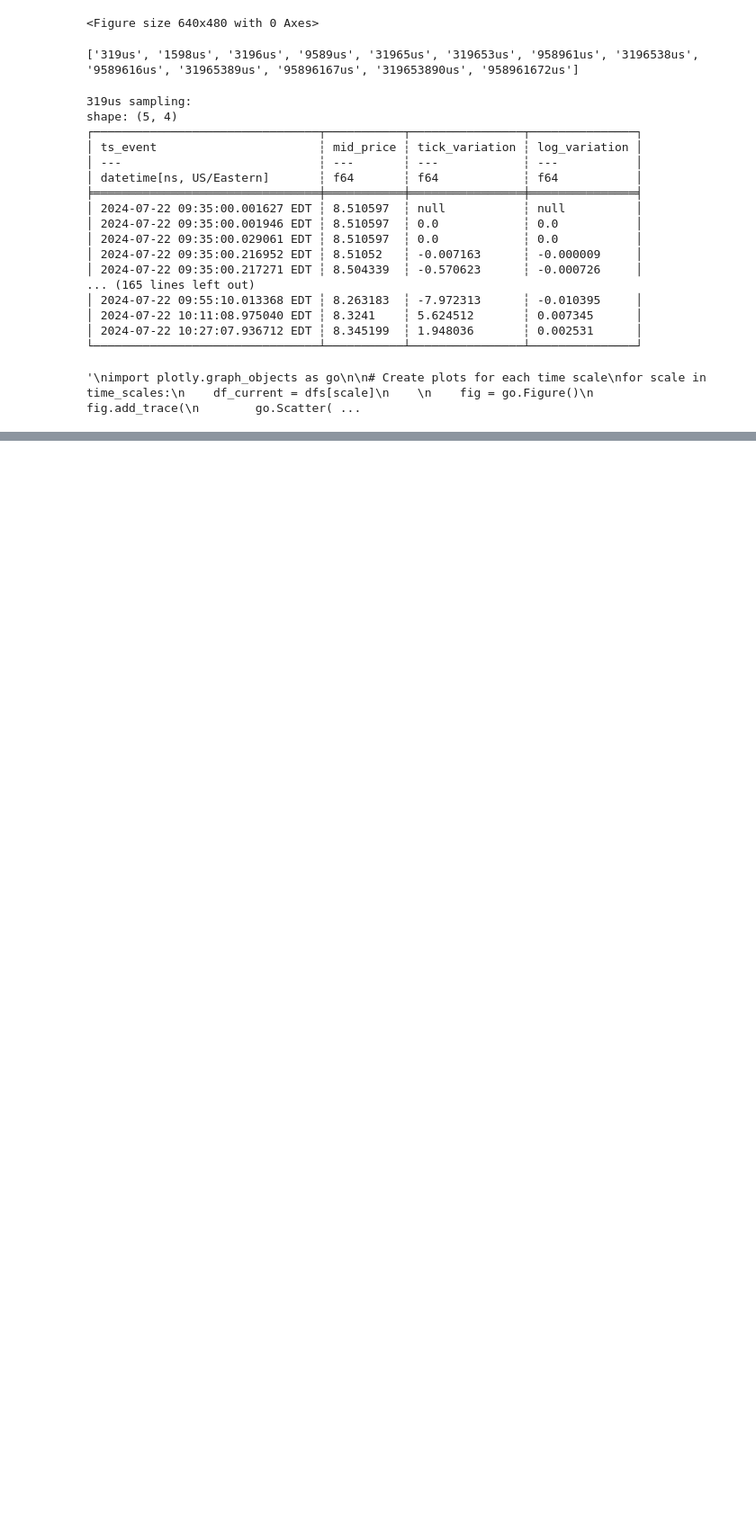
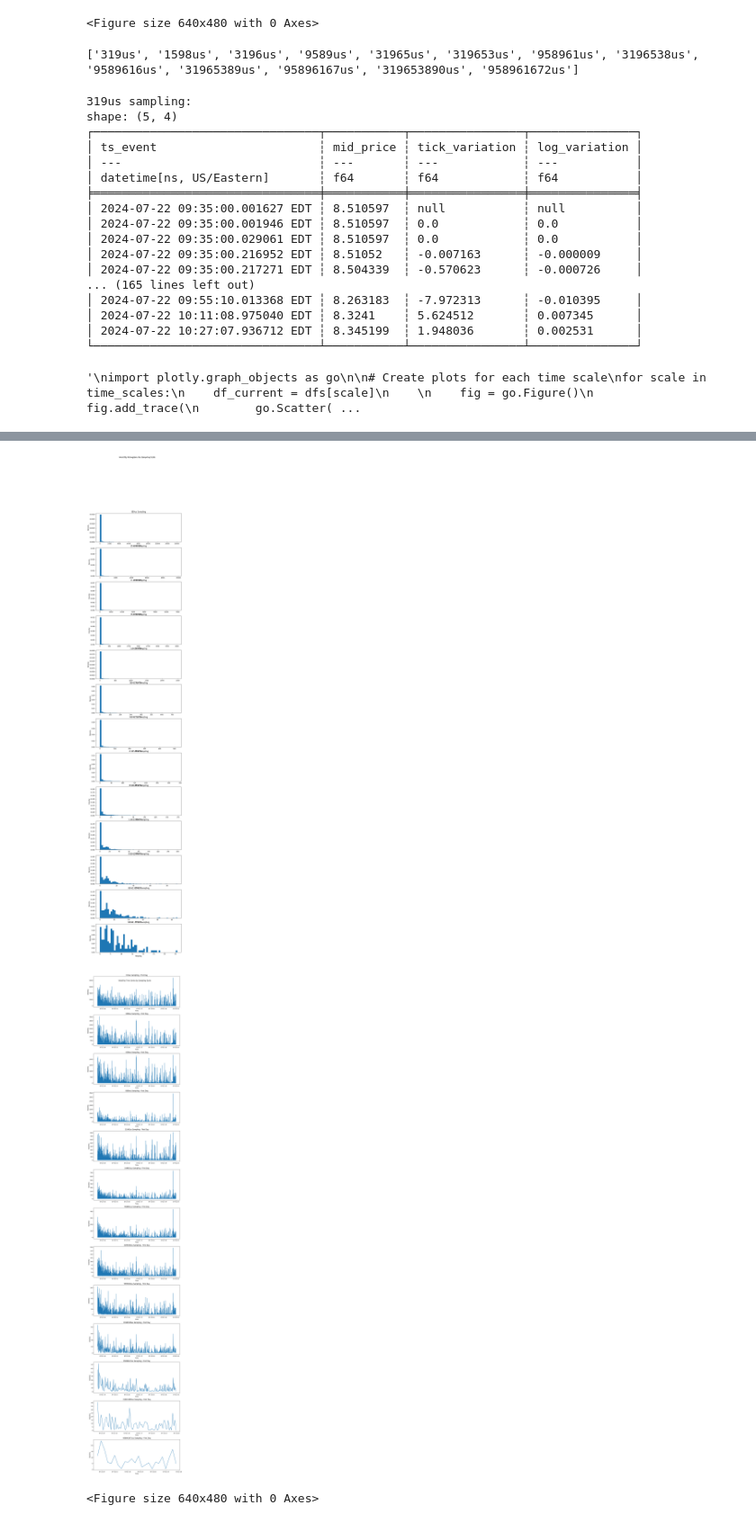
Before and after one commit to janisaiad/HFT, a Jupyter notebook: data/curating/extract_vol_process.ipynb, the cells around one changed output, grey strips where cells are left out. Shown at 90% size. Drawn from its saved outputs; the diff is of its cells as text; code cells hidden in the pictures; blank space fills up the shorter version.

Commit message:
tick variation bachelier

```diff
--- a/data/curating/extract_vol_process.ipynb
+++ b/data/curating/extract_vol_process.ipynb
@@ -226,3 +268,42 @@ for scale in time_scales:
+# %%
+# Plot histograms and time series of volatility for each sampling scale
+import matplotlib.pyplot as plt
+
+# Create subplots for histograms
+fig_hist, axes_hist = plt.subplots(len(time_scales), 1, figsize=(10, 4*len(time_scales)))
+fig_hist.suptitle('Volatility Histograms by Sampling Scale')
+
+# Create subplots for time series
+fig_ts, axes_ts = plt.subplots(len(time_scales), 1, figsize=(10, 4*len(time_scales)))
+fig_ts.suptitle('Volatility Time Series by Sampling Scale')
+
+for i, scale in enumerate(time_scales):
+    df_current = dfs[scale]
+
+    # Plot histogram
+    vol_data = df_current.select('vol_bachelier').to_numpy().flatten()
+    axes_hist[i].hist(vol_data[~np.isnan(vol_data)], bins=50, density=True)  # Remove NaN values
+    axes_hist[i].set_title(f'{scale} Sampling')
+    axes_hist[i].set_xlabel('Volatility')
+    axes_hist[i].set_ylabel('Density')
+
+    # Plot time series - first day only
+    first_day = df_current.select('ts_event').to_numpy()[0].astype('datetime64[D]')
+    mask = df_current.select('ts_event').to_numpy().astype('datetime64[D]') == first_day
+
+    axes_ts[i].plot(df_current.select('ts_event').to_numpy()[mask],
+                    df_current.select('vol_bachelier').to_numpy()[mask])
+    axes_ts[i].set_title(f'{scale} Sampling - First Day')
+    axes_ts[i].set_xlabel('Time')
+    axes_ts[i].set_ylabel('Volatility')
+
+plt.tight_layout()
+plt.show()
+plt.savefig(f"/home/janis/HFTP2/HFT/results/hurst/plots/{stock}/{stock}_volatility_histograms_{threshold}.png")
+# %% [output]
+[figure, added]
+[figure, added]
+<Figure size 640x480 with 0 Axes>
 # %%
 # Calculate volatility under Bachelier model
 # In Bachelier model, log returns are normally distributed with variance = sigma^2 * dt
```
Also changed, not shown: parts of 3 cells of this notebook.
